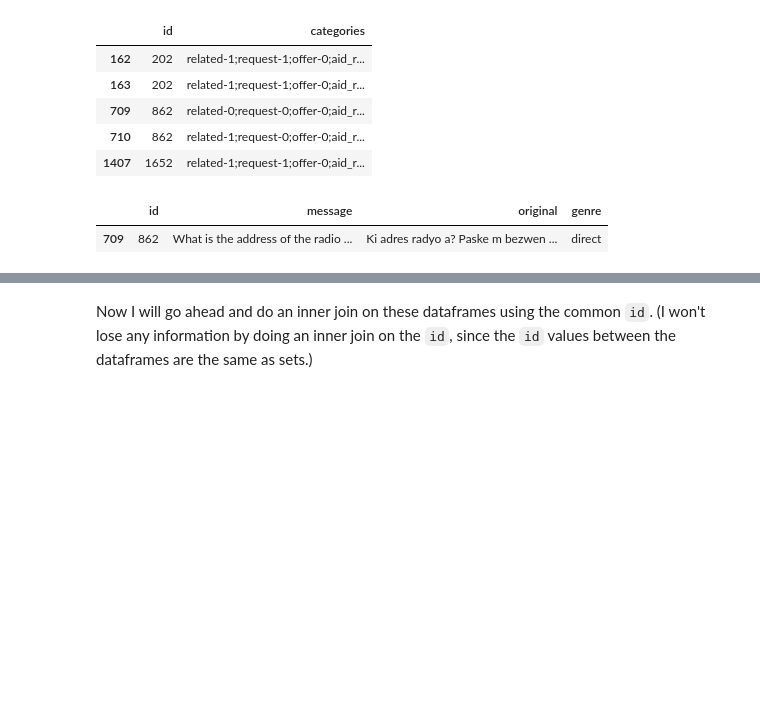
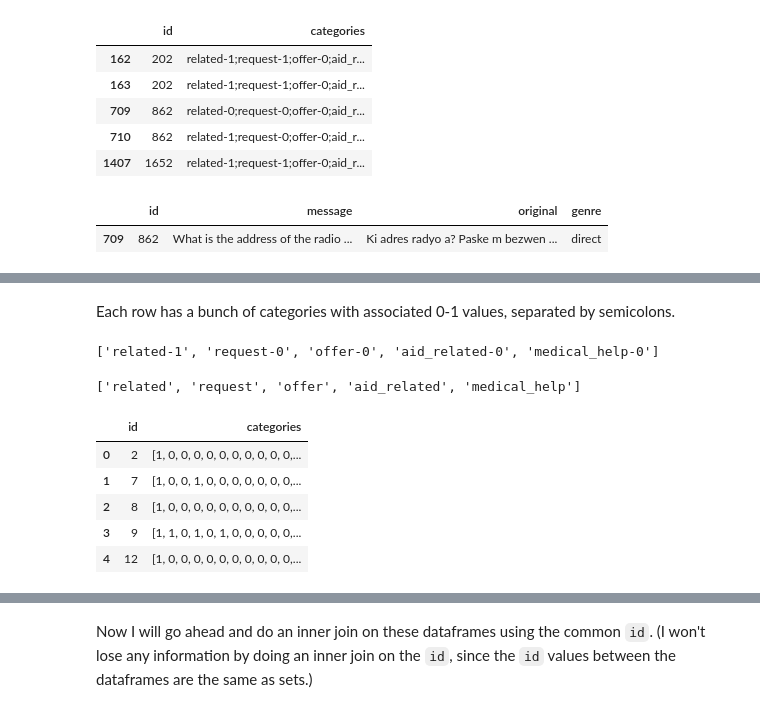
Before and after one commit to tdauer2718/disaster-response-pipeline, a Jupyter notebook: data/ETL Pipeline Preparation.ipynb, the cells around one changed output, grey strips where cells are left out. Drawn from its saved outputs; the diff is of its cells as text; code cells hidden in the pictures; blank space fills up the shorter version.

```diff
--- a/data/ETL Pipeline Preparation.ipynb
+++ b/data/ETL Pipeline Preparation.ipynb
@@ -93,0 +106,7 @@ Looking at `id == 862`, I can see that one row has this message categorized as `
+# %%
+# Find the ids of messages to remove
+ids_to_remove = categories[categories['id'].duplicated(keep=False)]['id']
+# %%
+# Drop the appropriate rows from `categories` and `messages`
+categories.drop(categories[categories['id'].isin(ids_to_remove)].index, inplace=True)
+messages.drop(messages[messages['id'].isin(ids_to_remove)].index, inplace=True)
@@ -93,0 +125,30 @@ Looking at `id == 862`, I can see that one row has this message categorized as `
+# %% [markdown]
+Each row has a bunch of categories with associated 0-1 values, separated by semicolons.
+# %%
+# Split the 'categories' column on semicolons
+categories['categories'] = categories['categories'].str.split(';')
+# %%
+# Get the category names from the first row of the dataframe
+cat_names = categories['categories'].iloc[0]
+cat_names[:5]
+# %% [output]
+['related-1', 'request-0', 'offer-0', 'aid_related-0', 'medical_help-0']
+# %%
+# Strip the last two characters of each element to find the category names
+cat_names = [c[:-2] for c in cat_names]
+cat_names[:5]
+# %% [output]
+['related', 'request', 'offer', 'aid_related', 'medical_help']
+# %%
+# Replace the 'categories' column entries with lists of the numbers alone (no text),
+# being sure to convert them from strings to integers
+categories['categories'] = categories['categories'].apply(
+    lambda x: [int(s[-1]) for s in x])
+categories.head()
+# %% [output]
+|  | id | categories |
+| 0 | 2 | [1, 0, 0, 0, 0, 0, 0, 0, 0, 0, 0,... |
+| 1 | 7 | [1, 0, 0, 1, 0, 0, 0, 0, 0, 0, 0,... |
+| 2 | 8 | [1, 0, 0, 0, 0, 0, 0, 0, 0, 0, 0,... |
+| 3 | 9 | [1, 1, 0, 1, 0, 1, 0, 0, 0, 0, 0,... |
+| 4 | 12 | [1, 0, 0, 0, 0, 0, 0, 0, 0, 0, 0,... |
```
Also changed, not shown: parts of 43 cells of this notebook, 4 other files.
